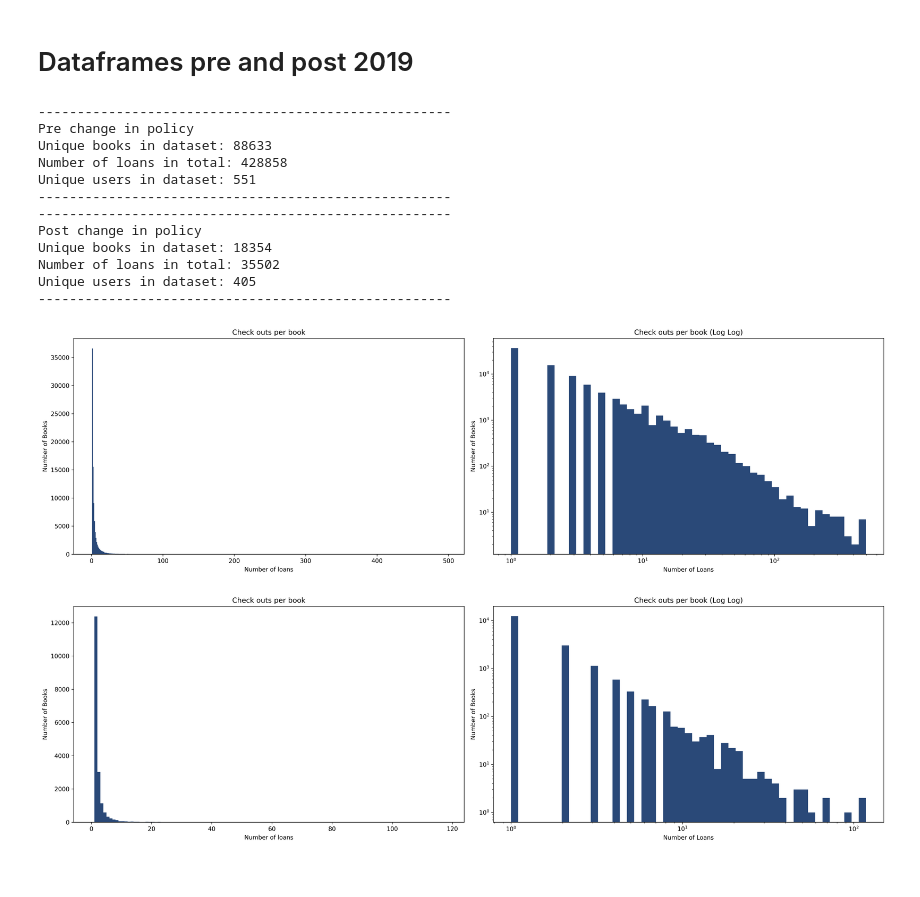
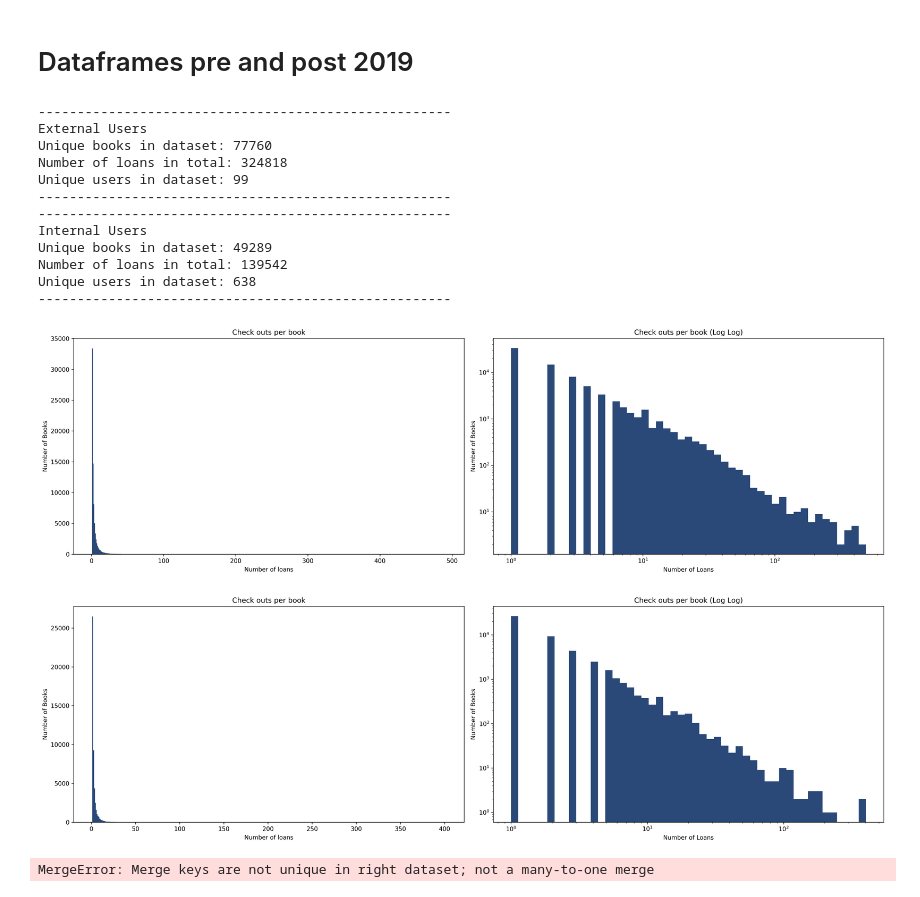
Before and after one commit to hanaCasey/BHVizData, a Jupyter notebook: thesis/src/analysis.ipynb, the cells around one changed output. Drawn from its saved outputs; the diff is of its cells as text; code cells hidden in the pictures.

Commit message:
internal vs external users

```diff
--- a/thesis/src/analysis.ipynb
+++ b/thesis/src/analysis.ipynb
@@ -132,7 +141,7 @@ loan_counts = user_df.groupby(['Year', user_df['Z36H_LOAN_DATE'].dt.month])['Z30
 
 # Create a line plot for each year with conditional line styles
 plt.figure(figsize=(12, 6), dpi=300)
-sns.set_palette(custom_colours)
+sns.set_palette(module.CUSTOM_COLOURS)
 for year in loan_counts.index:
     linestyle = '-' if year <= 2019 else '--'  # Dotted line for years after 2019
     plt.plot(loan_counts.columns, loan_counts.loc[year], label=f'{year}', linestyle=linestyle)
@@ -147,7 +156,7 @@ plt.show()
 # %% [output]
 [figure]
 # %%
-loan_counts = user_df.groupby([user_df['Z36H_LOAN_DATE'].dt.year, user_df['Z36H_LOAN_DATE'].dt.month]).Z30_CALL_NO.count()
+loan_counts = user_df.groupby([user_df['Z36H_LOAN_DATE'].dt.year, user_df['Z36H_LOAN_DATE'].dt.month, user_df.usertype]).Z30_CALL_NO.count()
 
 unique_years = user_df.Z36H_LOAN_DATE.dt.year.unique()
 num_rows = (len(unique_years) - 1) // 4 + 1 # subplots
@@ -159,9 +168,12 @@ for i, year in enumerate(unique_years):
     ax = axes[row, col]
 
     data_year = loan_counts.loc[year].reset_index()
+    ext_data = data_year[data_year.usertype == 'External']
+    int_data = data_year[data_year.usertype == 'Internal']
 
     # Create line plots for internal and external users
-    sns.lineplot(data=data_year, x='Z36H_LOAN_DATE', y='Z30_CALL_NO', ax=ax, color='#2A4978')
+    sns.lineplot(data=ext_data, x='Z36H_LOAN_DATE', y='Z30_CALL_NO', ax=ax, color='#2A4978', label='External')
+    sns.lineplot(data=int_data, x='Z36H_LOAN_DATE', y='Z30_CALL_NO', ax=ax, color='#EA522B', label='Internal')
 
     ax.set_title(f'{year}')
     ax.set_ylabel('Number of Loans')
@@ -169,6 +181,8 @@ for i, year in enumerate(unique_years):
     ax.set_xticklabels(['Jan', 'Feb', 'Mar', 'Apr', 'May', 'Jun', 'Jul', 'Aug', 'Sep', 'Oct', 'Nov', 'Dec'])
     ax.grid(True)
 
+handles, labels = ax.get_legend_handles_labels()
+fig.legend(handles, labels, loc='upper right')
 # Hide empty subplots
 for i in range(len(unique_years), num_rows * 4):
     row, col = i // 4, i % 4
@@ -177,6 +191,4 @@ for i in range(len(unique_years), num_rows * 4):
 # To ensure proper spacing
 plt.tight_layout()
 plt.show()
-
-# TODO: split years into pre and post covid
 # %% [output]
@@ -189,3 +198,6 @@ post_user = user_df[user_df.Year > 2019]
+# %%
+ext_user = user_df[user_df.usertype == 'External']
+int_user = user_df[user_df.usertype == 'Internal']
 # %%
 def print_dataset_stats(df, name):
     print('-----------------------------------------------------')
@@ -197,20 +209,20 @@ def print_dataset_stats(df, name):
     print('-----------------------------------------------------')
 
 
-print_dataset_stats(pre_user, 'Pre change in policy')
-print_dataset_stats(post_user, 'Post change in policy')
+print_dataset_stats(ext_user, 'External Users')
+print_dataset_stats(int_user, 'Internal Users')
 # %% [output]
 -----------------------------------------------------
-Pre change in policy
-Unique books in dataset: 88633
-Number of loans in total: 428858
-Unique users in dataset: 551
+External Users
+Unique books in dataset: 77760
+Number of loans in total: 324818
+Unique users in dataset: 99
 -----------------------------------------------------
 -----------------------------------------------------
-Post change in policy
-Unique books in dataset: 18354
-Number of loans in total: 35502
-Unique users in dataset: 405
+Internal Users
+Unique books in dataset: 49289
+Number of loans in total: 139542
+Unique users in dataset: 638
 -----------------------------------------------------
 # %%
 def process_book_df(user_df):
@@ -271,7 +283,7 @@ def process_book_df(user_df):
 
     return output_df
 
-pre = process_book_df(pre_user)
-post = process_book_df(post_user)
+external = process_book_df(ext_user)
+internal = process_book_df(int_user)
 full = process_book_df(user_df)
 # %%
@@ -281,31 +293,31 @@ full.to_csv('exp/full.csv',index=False)
 # %%
 def plot_loan_frequency(df):
 
     max_frequency = df.frequency.max()
     bins = np.arange(0, max_frequency + 1, 1)
     logbins = 10 ** np.linspace(np.log10(df.frequency.min()), np.log10(max_frequency), 50)
 
     # Create a figure with two subplots
     fig, (ax1, ax2) = plt.subplots(1, 2, figsize=(20, 6), dpi=300)
 
     # Regular Histogram
     ax1.hist(df.frequency, bins=bins, color='#2A4978')
     ax1.set_title('Check outs per book')
     ax1.set_xlabel('Number of loans')
     ax1.set_ylabel('Number of Books')
 
     # Log Log Plot
     ax2.hist(df.frequency, bins=logbins, color='#2A4978', log=True)
     ax2.set_title('Check outs per book (Log Log)')
     ax2.set_xlabel('Number of Loans')
     ax2.set_ylabel('Number of Books')
     ax2.set_xscale('log')
 
     plt.tight_layout()
     plt.show()
 
-plot_loan_frequency(pre)
-plot_loan_frequency(post)
+plot_loan_frequency(external)
+plot_loan_frequency(internal)
 # %% [output]
-[figure, old version]
+[figure, new version]
-[figure, old version]
+[figure, new version]
@@ -311,0 +348,4 @@ plot_loan_frequency(post)
+# %%
+df = user_df.merge(df_full, left_on='Z13_TITLE', right_on='title', how='left', validate='many_to_one')
+# %% [output]
+MergeError: Merge keys are not unique in right dataset; not a many-to-one merge
```
Also changed, not shown: parts of 12 cells of this notebook, 18 other files.
